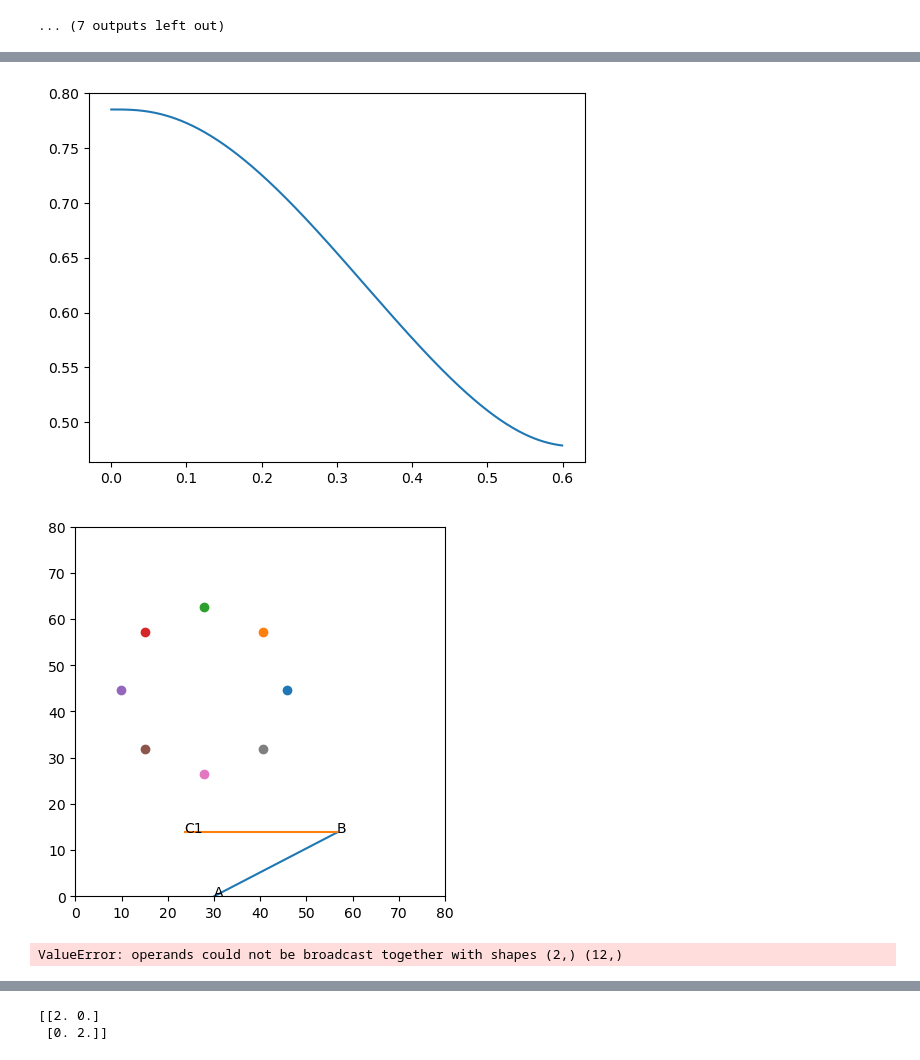
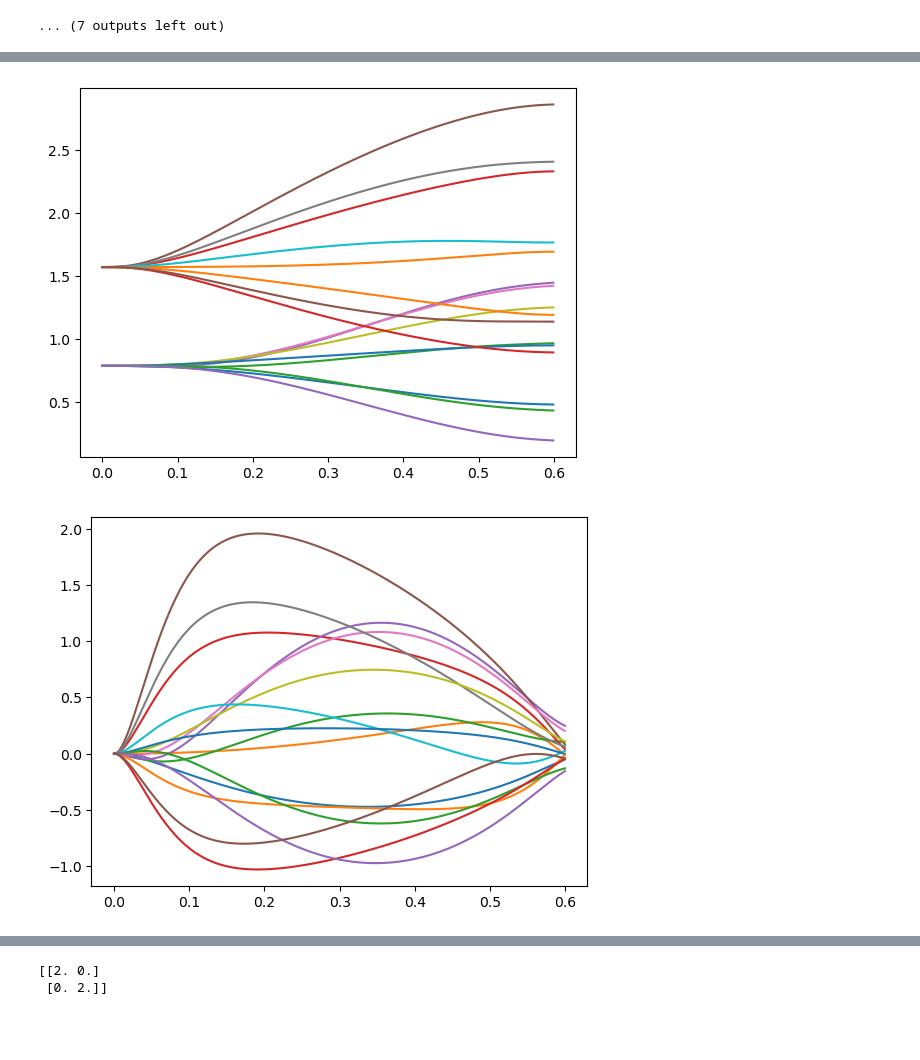
Before and after one commit to AcaAac/Neuroscience-EPL, a Jupyter notebook: P1_V3.ipynb, the cells around one changed output, grey strips where cells are left out. Cells and saved outputs as stored; diff of their text form; code cells hidden in the pictures; blank space fills up the shorter version.

```diff
--- a/P1_V3.ipynb
+++ b/P1_V3.ipynb
@@ -376,81 +376,55 @@ R = 0.0001
 N = 1000
 (L, S) = backwards_optimal_control(N, A, B, Q, Qk, R, 12)
 
-
-## for just the first target
-x = np.zeros((N,12,1))
-x[0,:,:] = np.array([theta_1, theta_2, theta_dot_1, theta_dot_2, T_1, T_2, angles[0,1], angles[1,1], 0, 0, 0, 0]).reshape((12,1))
-x = forward_optimal_control(N, A, B, R, L, x, 12)
-x_axis = np.arange(0, 0.6, 0.6/1000)
-plt.plot(x_axis, x[:,0,0], label = "theta_1")
+## for every target
+# angles
+for i in range(1,9) :
+    x = np.zeros((N,12,1))
+    x[0,:,:] = np.array([theta_1, theta_2, theta_dot_1, theta_dot_2, T_1, T_2, angles[0,i], angles[1,i], 0, 0, 0, 0]).reshape((12,1))
+    x = forward_optimal_control(N, A, B, R, L, x, 12)
+    x_axis = np.arange(0, 0.6, 0.6/1000)
+    plt.plot(x_axis, x[:,0,0], label = "theta_1")
+    plt.plot(x_axis, x[:,1,0], label = "theta_2")
+plt.show()
+# velocities
+for i in range(1,9) :
+    x = np.zeros((N,12,1))
+    x[0,:,:] = np.array([theta_1, theta_2, theta_dot_1, theta_dot_2, T_1, T_2, angles[0,i], angles[1,i], 0, 0, 0, 0]).reshape((12,1))
+    x = forward_optimal_control(N, A, B, R, L, x, 12)
+    x_axis = np.arange(0, 0.6, 0.6/1000)
+    plt.plot(x_axis, x[:,2,0], label = "theta_dot_1")
+    plt.plot(x_axis, x[:,3,0], label = "theta_dot_2")
+plt.show()
 
 ## plot on the x-y plane
 A = [30,0]
 theta_shoulder = x[-1,0,0] # rad
-theta_elbow = x[-1,0,0] #  rad
+theta_elbow = x[-1,1,0] #  rad
 plt_theta_elbow = np.pi - theta_elbow + theta_shoulder
 # compute joint positions
 B = [0,0]
 B[0] = A[0] + np.cos(theta_shoulder)*l_arm
 B[1] = A[1] + np.sin(theta_shoulder)*l_arm
 C1 = [0,0]
 C1[0] = B[0] + np.cos(plt_theta_elbow)*l_forearm
 C1[1] = B[1] + np.sin(plt_theta_elbow)*l_forearm
-#print('C: ', C)
-#print('theta_shoulder (rad) ', theta_shoulder)
-#print('theta_shoulder (deg) ', np.rad2deg(theta_shoulder))
-
 # targets
 points = [(np.cos(2*np.pi/8*x)*18,np.sin(2*np.pi/8*x)*18) for x in range(0,8+1)]
-#print('targets ', points)
-
 # figure
 fig, ax = plt.subplots()
 plt.gca().set_aspect('equal', adjustable='box')
 centre = (C[0],C[1])
-#ax.add_patch(Circle(centre,18,fill=False))
 for i in range(0,8):
     plt.scatter(C[0]+points[i][0],C[1]+points[i][1])
 plt.xlim(0,80)
 plt.ylim(0,80)
 plt.plot([A[0],B[0]],[A[1],B[1]])
 plt.plot([B[0],C1[0]],[B[1],C1[1]])
 labels = ['A','B','C1']
 plt.text(A[0],A[1],'A')
 plt.text(B[0],B[1],'B')
 plt.text(C1[0],C1[1],'C1')
-
 plt.show()
-
-
-'''
-for i in range(1,9) :
-    x = np.zeros((N,12,1))
-    x[0,:,:] = np.array([theta_1, theta_2, theta_dot_1, theta_dot_2, T_1, T_2, angles[0,i], angles[1,i], 0, 0, 0, 0]).reshape((12,1))
-    x = forward_optimal_control(N, A, B, R, L, x, 12)
-    x_axis = np.arange(0, 0.6, 0.6/1000)
-    plt.plot(x_axis, x[:,0,0], label = "theta_1")
-    #plt.plot(x_axis, x[:,1,0], label = "theta_2")
-    plt.legend()
-'''
-#plt.plot(x_axis, x[:,2,0], label = "theta_dot_1")
-#plt.plot(x_axis, x[:,3,0], label = "theta_dot_2")
-#plt.plot(x_axis, x[:,4,0], label = "torque_rate_1")
-#plt.plot(x_axis, x[:,5,0], label = "torque_rate_2")
-#plt.legend()
-plt.show()
-
-for i in range(1,9) :
-    x = np.zeros((N,12,1))
-    x[0,:,:] = np.array([theta_1, theta_2, theta_dot_1, theta_dot_2, T_1, T_2, angles[0,i], angles[1,i], 0, 0, 0, 0]).reshape((12,1))
-    x = forward_optimal_control(N, A, B, R, L, x, 12)
-    x_axis = np.arange(0, 0.6, 0.6/1000)
-    plt.plot(x_axis, x[:,2,0], label = "theta_dot_1")
-    plt.plot(x_axis, x[:,3,0], label = "theta_dot_2")
-    plt.legend()
-
-plt.show()
 # %% [output]
-[figure, old version]
+[figure, new version]
-[figure, old version]
+[figure, new version]
-ValueError: operands could not be broadcast together with shapes (2,) (12,)
```
Also changed, not shown: parts of 3 cells of this notebook.
